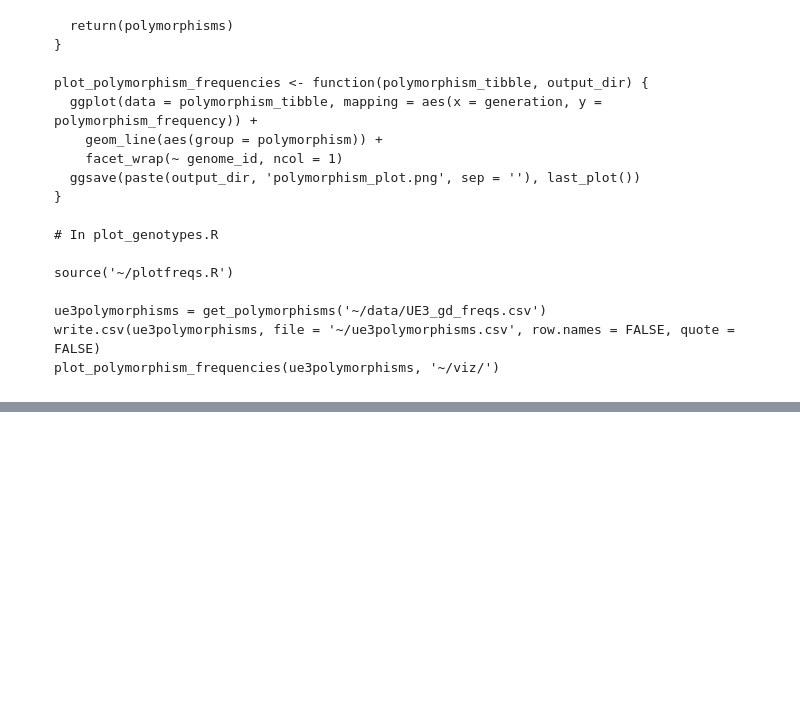
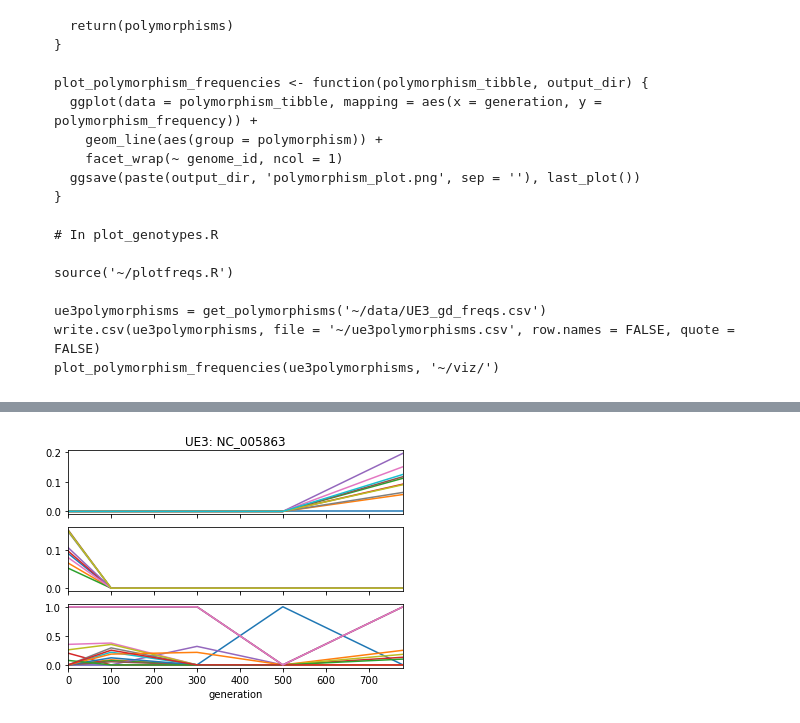
Before and after one commit to yeemey/dvh_mms2, a Jupyter notebook: notebooks/plot_polymorphisms.ipynb, the cells around one changed output, grey strips where cells are left out. Saved outputs shown, nothing was run; the diff lists cells and outputs as text; code cells hidden in the pictures; blank space fills up the shorter version.

```diff
--- a/notebooks/plot_polymorphisms.ipynb
+++ b/notebooks/plot_polymorphisms.ipynb
@@ -186,0 +180,7 @@ plt.savefig('/Users/ymseah/Repositories/dataviz/viz/ue3nc005863mutations.png', d
+# %%
+ue3_5863 = ue3tidy_pivoted.loc['NC_005863'].dropna(axis=1, how='all')
+inc, dec, oth = subset_monotonic(ue3_5863)
+#summary fig
+plot_summary(ue3_5863, inc, dec, oth, 'UE3: NC_005863')
+# %% [output]
+[figure, added]
```
Also changed, not shown: parts of 11 cells of this notebook.
